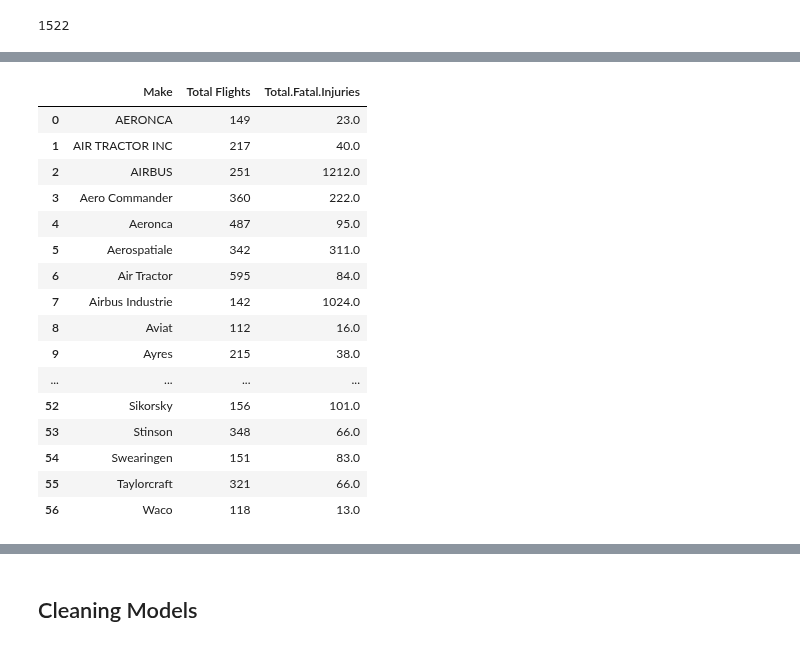
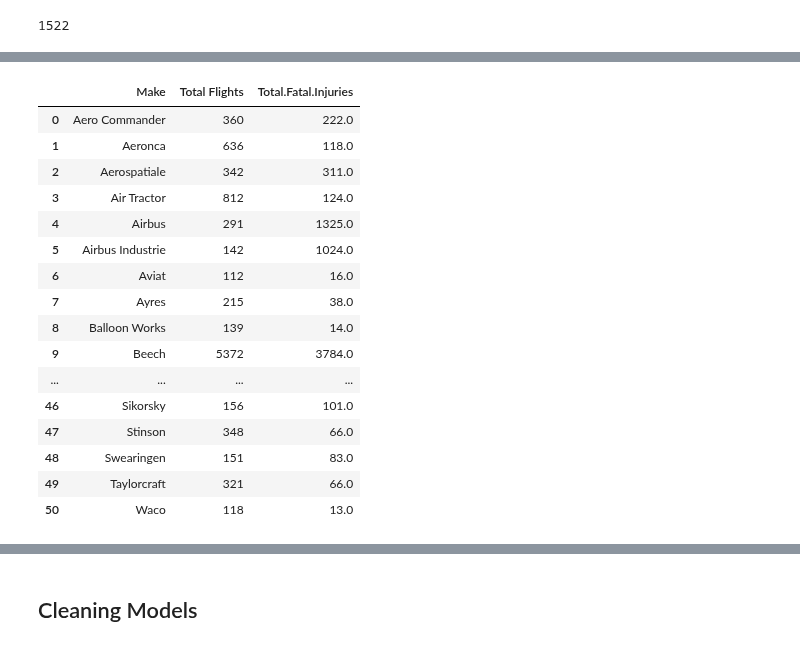
Before and after one commit to cjimenez1123/Aircraft-Risk-Analysis, a Jupyter notebook: notebook.ipynb, the cells around one changed output, grey strips where cells are left out. Drawn from its saved outputs; the diff is of its cells as text; code cells hidden in the pictures.

```diff
--- a/notebook.ipynb
+++ b/notebook.ipynb
@@ -142,23 +145,23 @@ result = result[['Make','Total Flights','Total.Fatal.Injuries']]
-# %%
-result
-# %% [output]
-|  | Make | Total Flights | Total.Fatal.Injuries |
-| 0 | AERONCA | 149 | 23.0 |
-| 1 | AIR TRACTOR INC | 217 | 40.0 |
-| 2 | AIRBUS | 251 | 1212.0 |
-| 3 | Aero Commander | 360 | 222.0 |
-| 4 | Aeronca | 487 | 95.0 |
-| 5 | Aerospatiale | 342 | 311.0 |
-| 6 | Air Tractor | 595 | 84.0 |
-| 7 | Airbus Industrie | 142 | 1024.0 |
-| 8 | Aviat | 112 | 16.0 |
-| 9 | Ayres | 215 | 38.0 |
-| ... | ... | ... | ... |
-| 52 | Sikorsky | 156 | 101.0 |
-| 53 | Stinson | 348 | 66.0 |
-| 54 | Swearingen | 151 | 83.0 |
-| 55 | Taylorcraft | 321 | 66.0 |
-| 56 | Waco | 118 | 13.0 |
+# %%
+make_result
+# %% [output]
+|  | Make | Total Flights | Total.Fatal.Injuries |
+| 0 | Aero Commander | 360 | 222.0 |
+| 1 | Aeronca | 636 | 118.0 |
+| 2 | Aerospatiale | 342 | 311.0 |
+| 3 | Air Tractor | 812 | 124.0 |
+| 4 | Airbus | 291 | 1325.0 |
+| 5 | Airbus Industrie | 142 | 1024.0 |
+| 6 | Aviat | 112 | 16.0 |
+| 7 | Ayres | 215 | 38.0 |
+| 8 | Balloon Works | 139 | 14.0 |
+| 9 | Beech | 5372 | 3784.0 |
+| ... | ... | ... | ... |
+| 46 | Sikorsky | 156 | 101.0 |
+| 47 | Stinson | 348 | 66.0 |
+| 48 | Swearingen | 151 | 83.0 |
+| 49 | Taylorcraft | 321 | 66.0 |
+| 50 | Waco | 118 | 13.0 |
 # %%
 result.plot(kind='bar', x='Make', y='Total.Fatal.Injuries', legend=False, figsize=(12, 8))
 plt.xlabel('Make')
```
Also changed, not shown: parts of 33 cells of this notebook.
